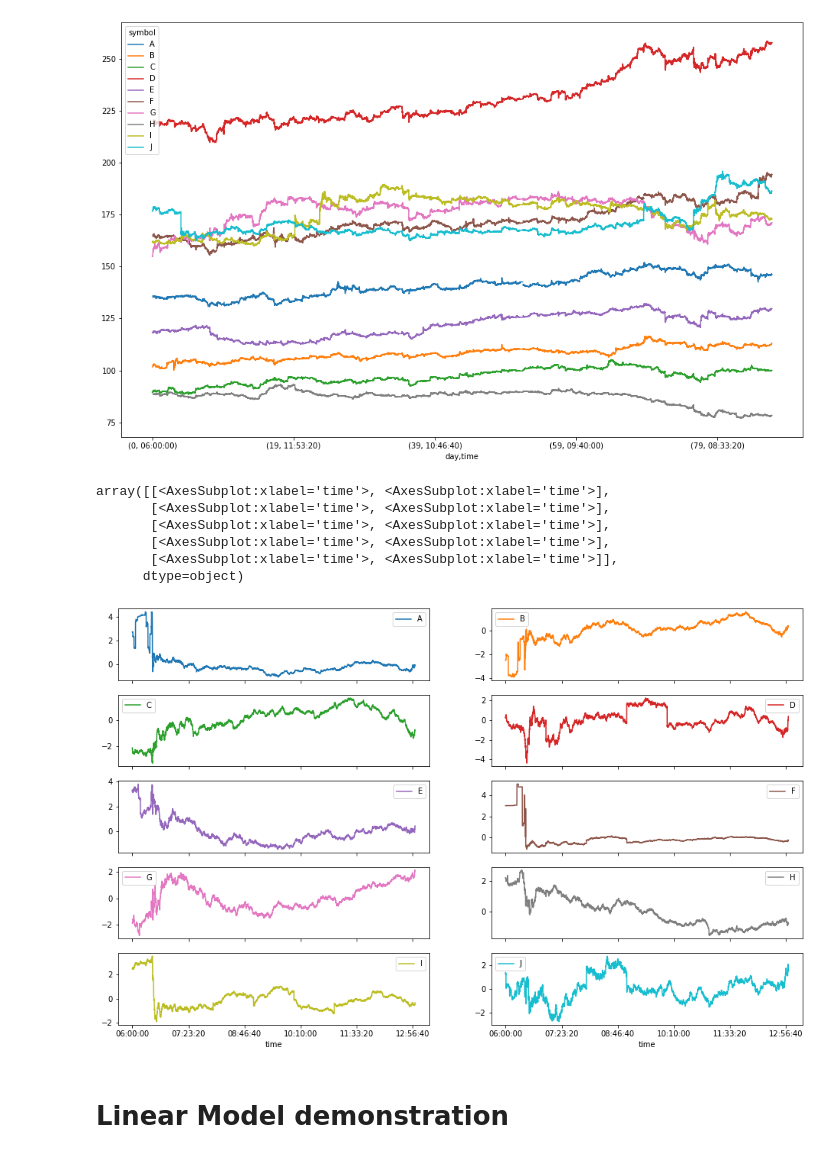
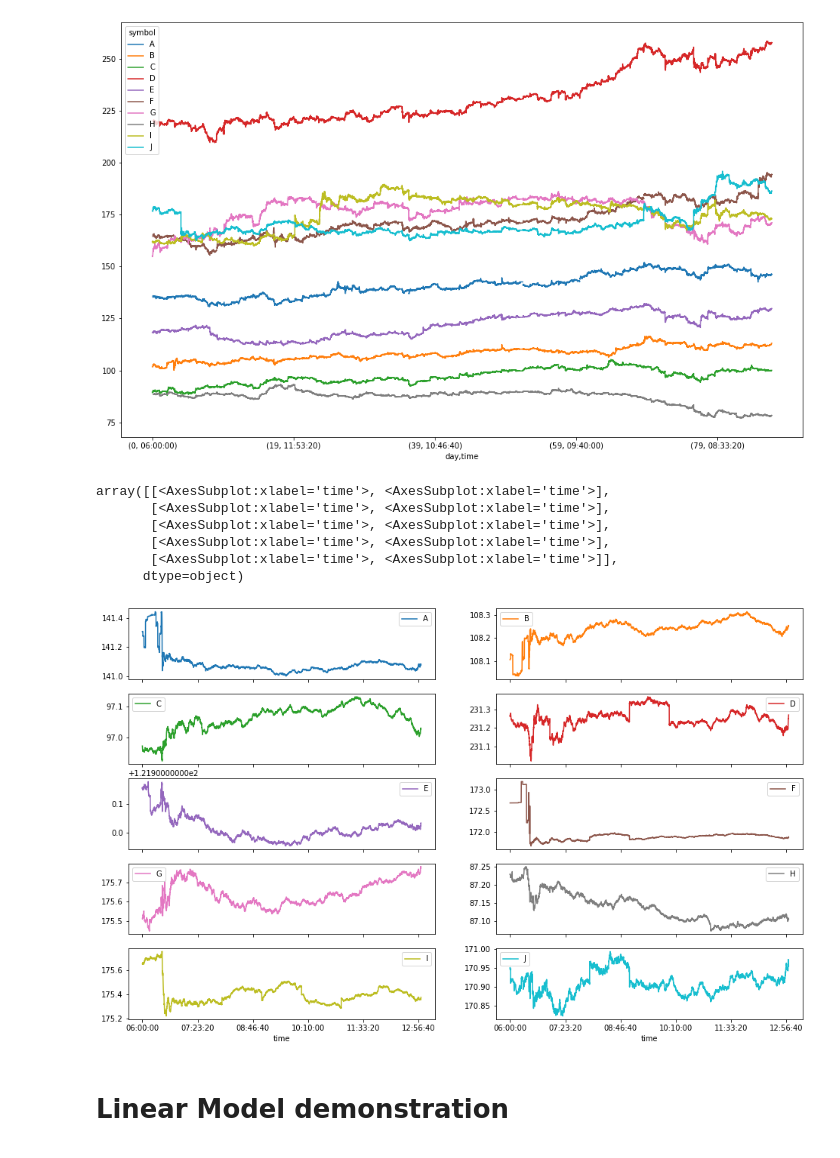
Before and after one commit to go95/STAT_202_final, a Jupyter notebook: code/analysis_final.ipynb, the cells around one changed output. Cells and saved outputs as stored; diff of their text form; code cells hidden in the pictures.

```diff
--- a/code/analysis_final.ipynb
+++ b/code/analysis_final.ipynb
@@ -197,16 +197,16 @@ pivot['open'].plot(ax=ax)
 # %%
 within_day = df.pivot_table(index='time', columns='symbol', values='open')
 
 #fig, ax = plt.subplots(figsize=(16, 10))
-((within_day - within_day.mean()) / within_day.std()).plot(subplots=True, layout=(5, 2), figsize=(16, 10))
+within_day.plot(subplots=True, layout=(5, 2), figsize=(16, 10))
 # %% [output]
 array([[<AxesSubplot:xlabel='time'>, <AxesSubplot:xlabel='time'>],
        [<AxesSubplot:xlabel='time'>, <AxesSubplot:xlabel='time'>],
        [<AxesSubplot:xlabel='time'>, <AxesSubplot:xlabel='time'>],
        [<AxesSubplot:xlabel='time'>, <AxesSubplot:xlabel='time'>],
        [<AxesSubplot:xlabel='time'>, <AxesSubplot:xlabel='time'>]],
       dtype=object)
-[figure, old version]
+[figure, new version]
 # %% [markdown]
 # Linear Model demonstration
 # %%
```
Also changed, not shown: parts of 9 cells of this notebook.
